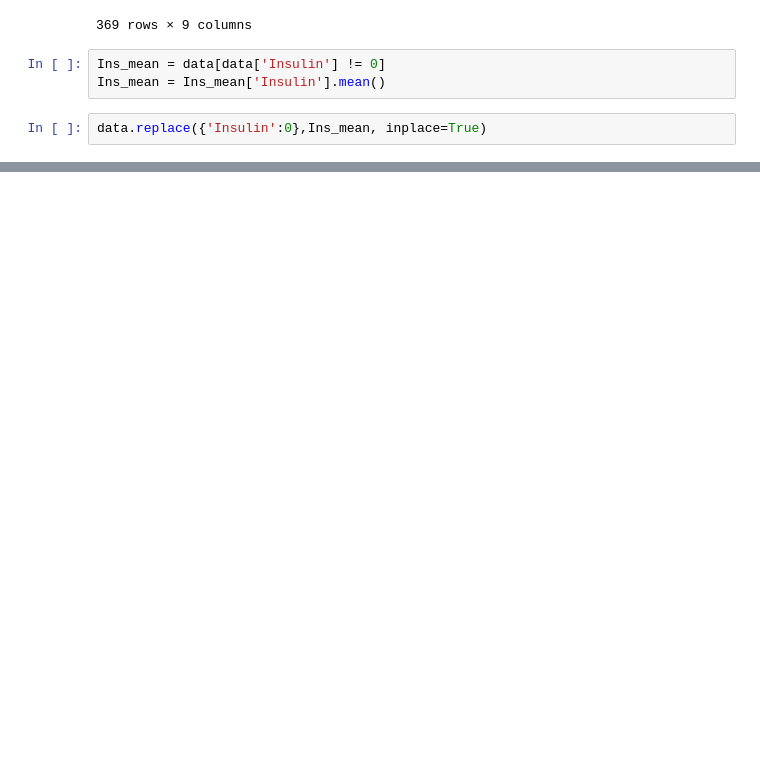
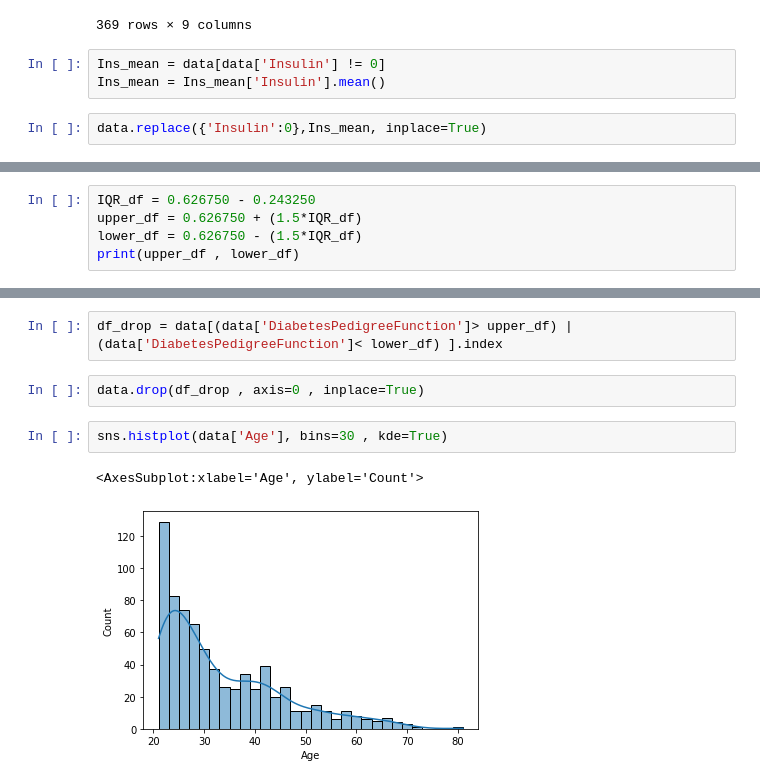
Before and after one commit to zinakhazaee/MachineLearning-SupervisedLearning_Classification, a Jupyter notebook: RF.ipynb, the cells around one changed output, grey strips where cells are left out. Saved outputs shown, nothing was run; the diff lists cells and outputs as text; blank space fills up the shorter version.

```diff
--- a/RF.ipynb
+++ b/RF.ipynb
@@ -212,0 +244,5 @@ sns.histplot(data['BMI'], bins = 30 , kde=True)
+# %%
+IQR_df = 0.626750 - 0.243250
+upper_df = 0.626750 + (1.5*IQR_df)
+lower_df = 0.626750 - (1.5*IQR_df)
+print(upper_df , lower_df)
@@ -212,0 +271,9 @@ sns.histplot(data['BMI'], bins = 30 , kde=True)
+# %%
+df_drop = data[(data['DiabetesPedigreeFunction']> upper_df) | (data['DiabetesPedigreeFunction']< lower_df) ].index
+# %%
+data.drop(df_drop , axis=0 , inplace=True)
+# %%
+sns.histplot(data['Age'], bins=30 , kde=True)
+# %% [output]
+<AxesSubplot:xlabel='Age', ylabel='Count'>
+[figure, added]
```
Also changed, not shown: parts of 13 cells of this notebook.
